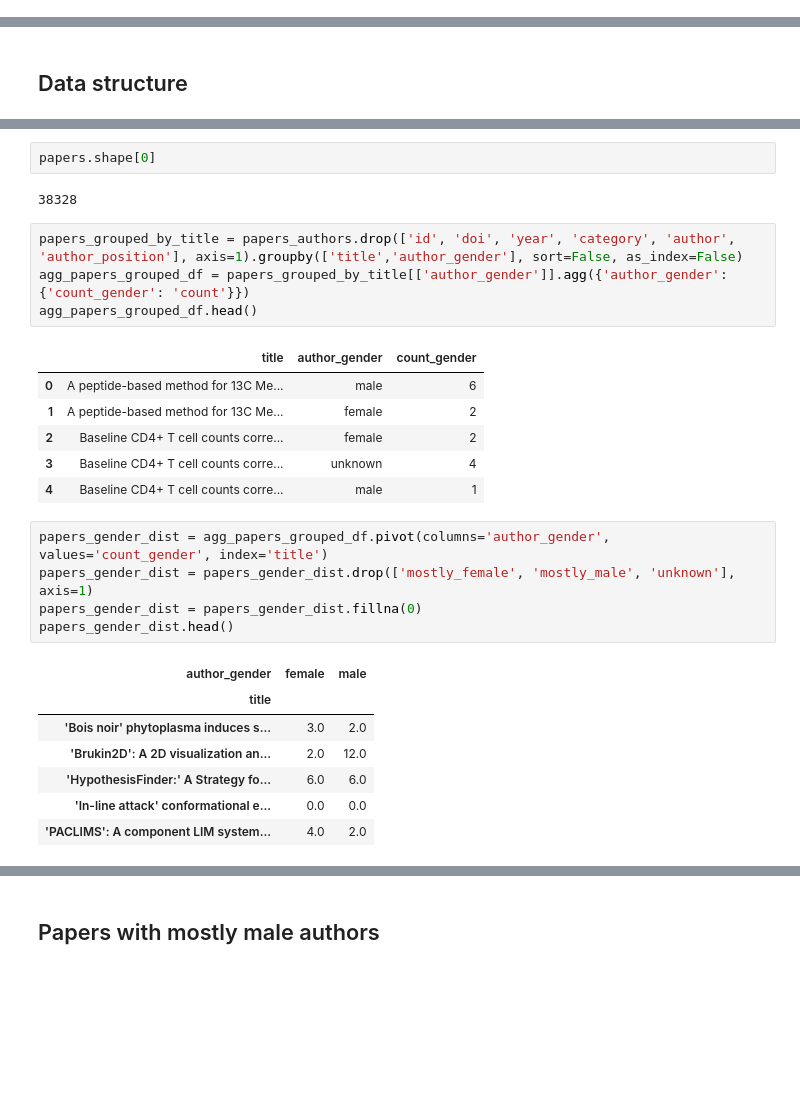
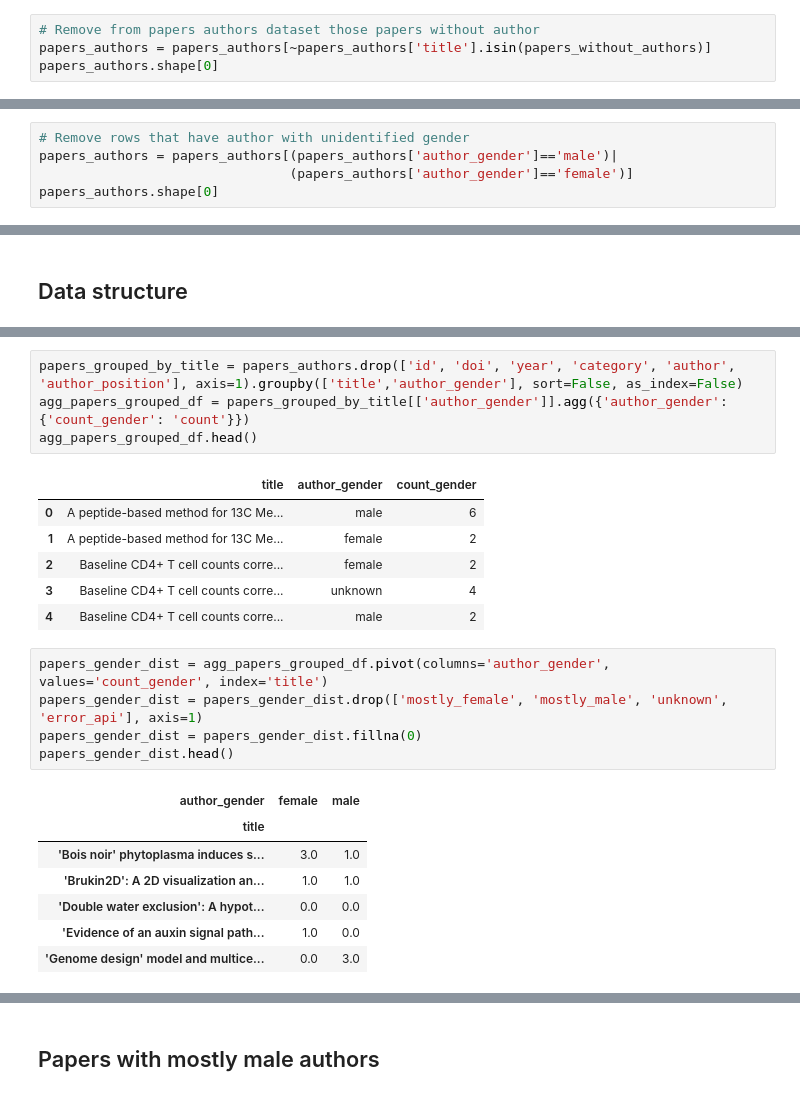
Before and after one commit to social-link-analytics-group-bsc/gender_bioinfo, a Jupyter notebook: analysis/gender_bias_analysis.ipynb, the cells around one changed output, grey strips where cells are left out. Drawn from its saved outputs; the diff is of its cells as text; blank space fills up the shorter version.

```diff
--- a/analysis/gender_bias_analysis.ipynb
+++ b/analysis/gender_bias_analysis.ipynb
@@ -23,0 +51,4 @@ project_dir = os.getcwd()
+# %%
+# Remove from papers authors dataset those papers without author
+papers_authors = papers_authors[~papers_authors['title'].isin(papers_without_authors)]
+papers_authors.shape[0]
@@ -23,0 +71,5 @@ project_dir = os.getcwd()
+# %%
+# Remove rows that have author with unidentified gender
+papers_authors = papers_authors[(papers_authors['author_gender']=='male')|
+                                (papers_authors['author_gender']=='female')]
+papers_authors.shape[0]
@@ -581,7 +563,3 @@ papers[papers['DOI']=='10.1093/bioinformatics/btw205']
-# %%
-papers.shape[0]
-# %% [output]
-38328
 # %%
 papers_grouped_by_title = papers_authors.drop(['id', 'doi', 'year', 'category', 'author', 'author_position'], axis=1).groupby(['title','author_gender'], sort=False, as_index=False)
 agg_papers_grouped_df = papers_grouped_by_title[['author_gender']].agg({'author_gender': {'count_gender': 'count'}})
@@ -592,20 +570,20 @@ agg_papers_grouped_df.head()
 | 1 | A peptide-based method for 13C Me... | female | 2 |
 | 2 | Baseline CD4+ T cell counts corre... | female | 2 |
 | 3 | Baseline CD4+ T cell counts corre... | unknown | 4 |
-| 4 | Baseline CD4+ T cell counts corre... | male | 1 |
+| 4 | Baseline CD4+ T cell counts corre... | male | 2 |
 # %%
 papers_gender_dist = agg_papers_grouped_df.pivot(columns='author_gender', values='count_gender', index='title')
-papers_gender_dist = papers_gender_dist.drop(['mostly_female', 'mostly_male', 'unknown'], axis=1)
+papers_gender_dist = papers_gender_dist.drop(['mostly_female', 'mostly_male', 'unknown', 'error_api'], axis=1)
 papers_gender_dist = papers_gender_dist.fillna(0)
 papers_gender_dist.head()
 # %% [output]
 | author_gender | female | male |
 | title |  |  |
-| 'Bois noir' phytoplasma induces s... | 3.0 | 2.0 |
-| 'Brukin2D': A 2D visualization an... | 2.0 | 12.0 |
-| 'HypothesisFinder:' A Strategy fo... | 6.0 | 6.0 |
-| 'In-line attack' conformational e... | 0.0 | 0.0 |
-| 'PACLIMS': A component LIM system... | 4.0 | 2.0 |
+| 'Bois noir' phytoplasma induces s... | 3.0 | 1.0 |
+| 'Brukin2D': A 2D visualization an... | 1.0 | 1.0 |
+| 'Double water exclusion': A hypot... | 0.0 | 0.0 |
+| 'Evidence of an auxin signal path... | 1.0 | 0.0 |
+| 'Genome design' model and multice... | 0.0 | 3.0 |
 # %%
 papers_gender_dist['most_female'] = np.where(papers_gender_dist['female']>papers_gender_dist['male'], 1, 0)
 papers_gender_dist['most_male'] = np.where(papers_gender_dist['male']>papers_gender_dist['female'], 1, 0)
```
Also changed, not shown: parts of 56 cells of this notebook.
